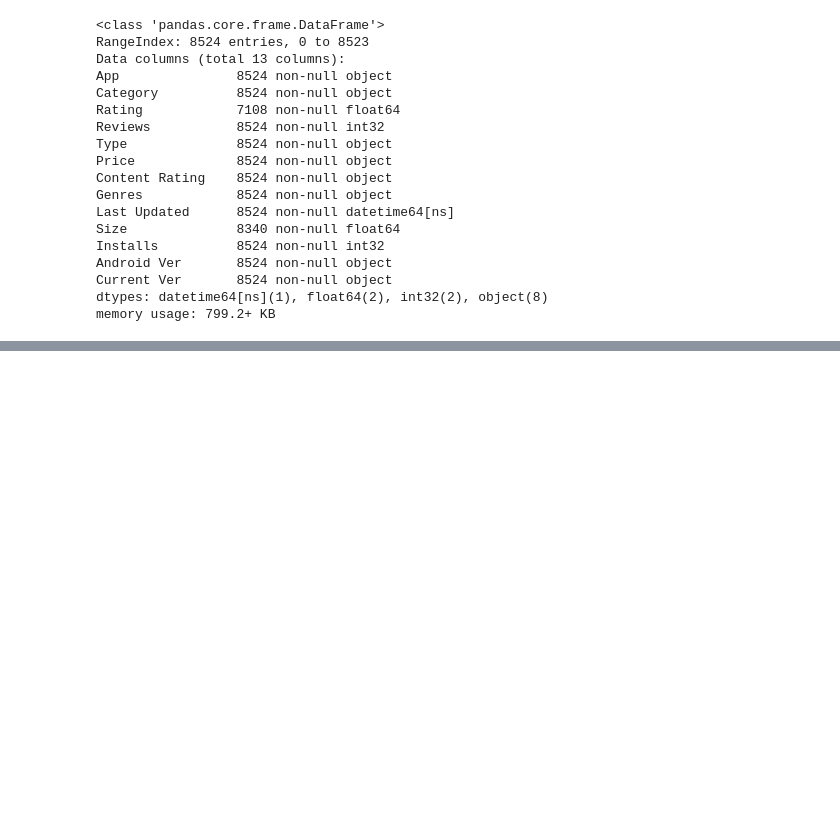
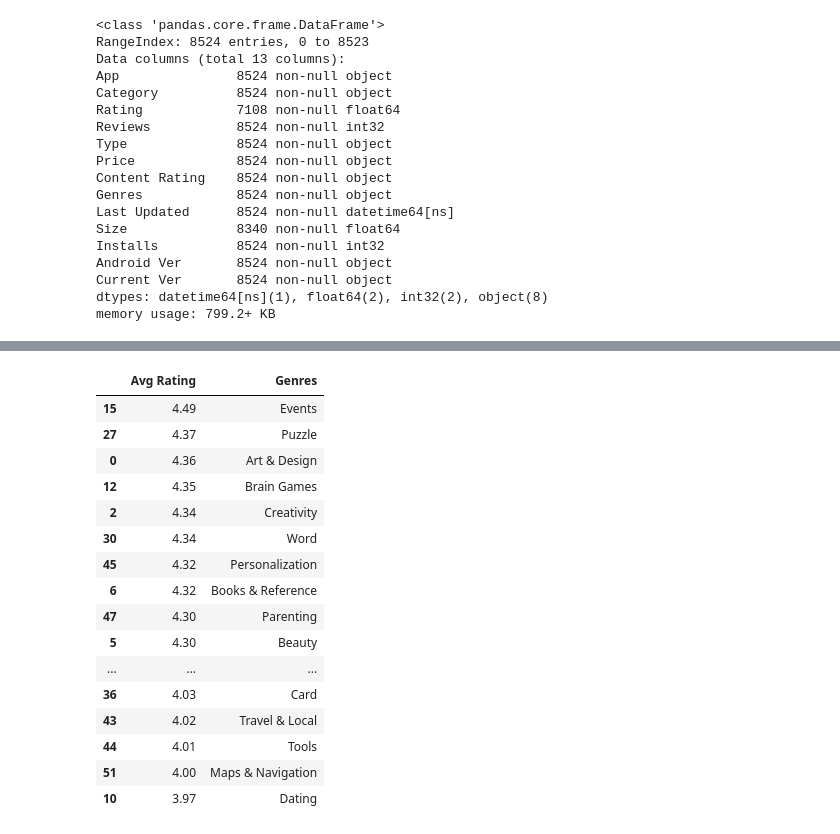
Before and after one commit to MPorcinoBicocca/Fcs_porcino_colombo, a Jupyter notebook: Final Project.ipynb, the cells around one changed output, grey strips where cells are left out. Drawn from its saved outputs; the diff is of its cells as text; code cells hidden in the pictures; blank space fills up the shorter version.

```diff
--- a/Final Project.ipynb
+++ b/Final Project.ipynb
@@ -348,0 +346,62 @@ for genre in cleaned_gps['Genres'].unique():
+# %%
+#df generi
+genre_list = [] #df  generi
+
+#df app e generi
+app_list = [] #colonna app ripetute
+genre_app_list = []
+rating_list = []
+avg_rating_gen = []
+avg_income_app = []
+
+price = re.compile('(?P<num>\d+\.{0,1}\d*)')
+semicolumn = re.compile(';')
+
+for index, row in cleaned_gps.iterrows():
+    gn = semicolumn.search(row['Genres'])
+    appName = row['App']
+    price = row['Price']
+    if ( gn != None):
+        listgen = row['Genres'].split(';')
+        for g in listgen:
+            if (g not in genre_list):
+                genre_list.append(g)
+            app_list.append(appName)
+            genre_app_list.append(g)
+            rating_list.append(row['Rating'])
+    else:
+        if(row['Genres'] not in genre_list):
+            genre_list.append(row['Genres'])
+        app_list.append(appName)
+        genre_app_list.append(row['Genres'])
+        rating_list.append(row['Rating'])
+
+
+
+app_genre_df = pd.DataFrame({'App' : app_list, 'Genres' : genre_app_list, 'Rating' : rating_list})
+
+for gen in app_genre_df['Genres'].unique():
+    avg_rating_gen.append(round(app_genre_df[app_genre_df['Genres'] == gen]['Rating'].mean(),2))
+
+genre_df = pd.DataFrame({'Genres' : genre_list, 'Avg Rating' : avg_rating_gen})
+#genre_rating_df = pd.DataFrame({'Genres' : genre_list, 'Rating' : app_rating})
+# %%
+genre_df.sort_values('Avg Rating', ascending = False)
+# %% [output]
+|  | Avg Rating | Genres |
+| 15 | 4.49 | Events |
+| 27 | 4.37 | Puzzle |
+| 0 | 4.36 | Art & Design |
+| 12 | 4.35 | Brain Games |
+| 2 | 4.34 | Creativity |
+| 30 | 4.34 | Word |
+| 45 | 4.32 | Personalization |
+| 6 | 4.32 | Books & Reference |
+| 47 | 4.30 | Parenting |
+| 5 | 4.30 | Beauty |
+| ... | ... | ... |
+| 36 | 4.03 | Card |
+| 43 | 4.02 | Travel & Local |
+| 44 | 4.01 | Tools |
+| 51 | 4.00 | Maps & Navigation |
+| 10 | 3.97 | Dating |
```
Also changed, not shown: parts of 8 cells of this notebook.
